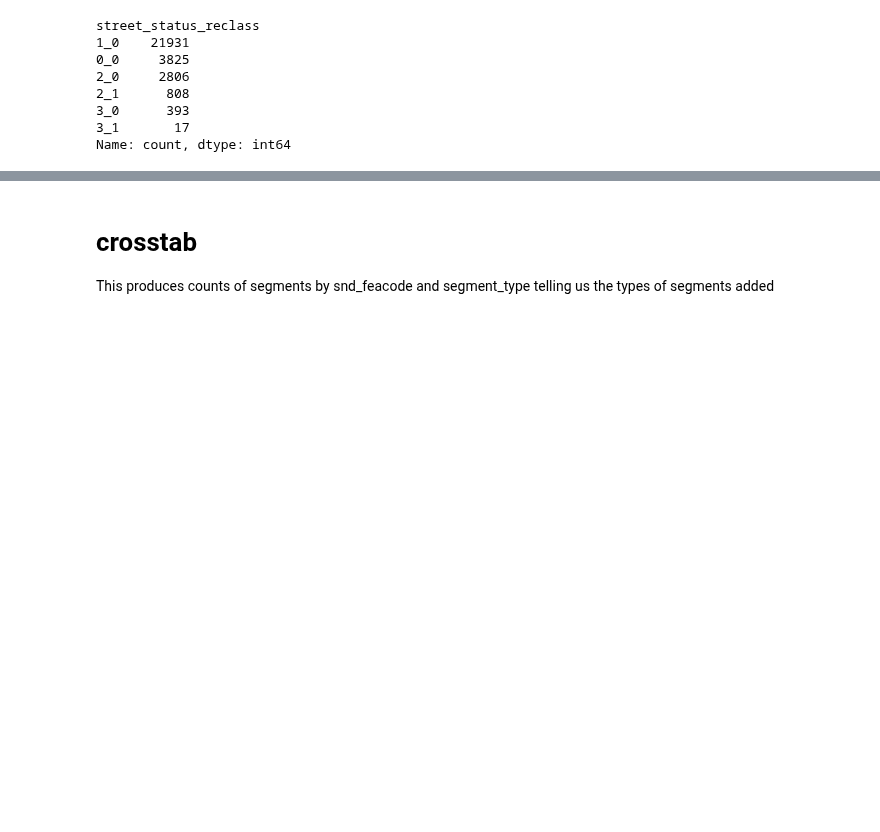
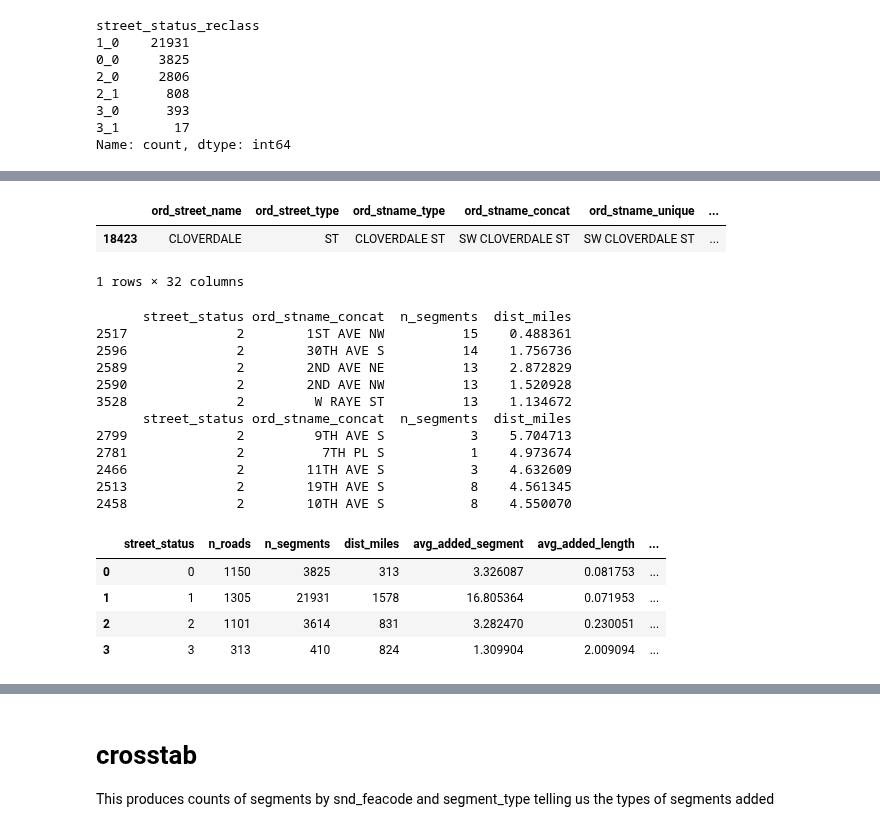
Before and after one commit to mike-babb/seattle_streets, a Jupyter notebook: code/step_13_find_overlapping_segments.ipynb, the cells around one changed output, grey strips where cells are left out. Cells and saved outputs as stored; diff of their text form; code cells hidden in the pictures; blank space fills up the shorter version.

```diff
--- a/code/step_13_find_overlapping_segments.ipynb
+++ b/code/step_13_find_overlapping_segments.ipynb
@@ -42,3 +50,7 @@ c_gdf = gpd.read_file(filename = fpn)
+# %%
+# create a graph from the complete street network.
+# This wil be used to find and validate the overlapping edges
+sc_graph = nx.from_pandas_edgelist(df = c_gdf, source = 'f_intr_id', target = 't_intr_id',edge_attr=True,create_using=nx.MultiGraph, edge_key='snd_id')
 # %% [markdown]
 # how many instances of parallel edges are there?
 # %%
@@ -157,3 +204,5 @@ gdf.shape
+# %%
+gdf = test_gdf.copy()
 # %%
 gdf.columns
 # %% [output]
@@ -642,3 +690,6 @@ street_status_reclass
 3_0      393
 3_1       17
 Name: count, dtype: int64
+# %%
+gdf['dist_miles_rank'] = gdf.groupby('street_status')['dist_miles'].rank(method = 'dense', ascending = False)
+gdf.loc[gdf['dist_miles_rank'] == 1, ['street_status', 'ord_stname_concat', 'dist_miles'] ].head()
@@ -644,0 +716,46 @@ Name: count, dtype: int64
+# %%
+gdf.loc[gdf['dist_miles'] == gdf['dist_miles'].min(), ]
+# %% [output]
+|  | ord_street_name | ord_street_type | ord_stname_type | ord_stname_concat | ord_stname_unique | ... |
+| 18423 | CLOVERDALE | ST | CLOVERDALE ST | SW CLOVERDALE ST | SW CLOVERDALE ST | ... |
+1 rows × 32 columns
+# %%
+# how many roads?
+col_names = ['street_status', 'ord_stname_concat', 'n_segments', 'dist_miles']
+stat_check_df = gdf[col_names].groupby(col_names[:-2]).agg(n_segments = ('n_segments', 'sum'),
+                                                           dist_miles = ('dist_miles', 'sum')).reset_index()
+print(stat_check_df.loc[stat_check_df['street_status'] == 2, ].sort_values(by = 'n_segments', ascending = False).head())
+print(stat_check_df.loc[stat_check_df['street_status'] == 2, ].sort_values(by = 'dist_miles', ascending = False).head())
+
+# do another aggregation to count the number of roads
+stat_check_df['n_roads'] = int(1)
+col_names = ['street_status', 'n_roads', 'n_segments', 'dist_miles']
+stat_check_df = stat_check_df[col_names].groupby(col_names[:-3]).agg(n_roads = ('n_roads', 'sum'),
+                                                           n_segments = ('n_segments', 'sum'),
+                                                           dist_miles = ('dist_miles', 'sum')).reset_index()
+stat_check_df['avg_added_segment'] = stat_check_df['n_segments'] / stat_check_df['n_roads']
+stat_check_df['avg_added_length'] = stat_check_df['dist_miles'] / stat_check_df['n_segments']
+stat_check_df['avg_added_length_feet'] = stat_check_df['avg_added_length'] * 5280
+
+stat_check_df['dist_miles'] = stat_check_df['dist_miles'].round(0).astype(int)
+stat_check_df['avg_added_length_feet'] = stat_check_df['avg_added_length_feet'].round(0).astype(int)
+
+display(stat_check_df)
+# %% [output]
+      street_status ord_stname_concat  n_segments  dist_miles
+2517              2        1ST AVE NW          15    0.488361
+2596              2        30TH AVE S          14    1.756736
+2589              2        2ND AVE NE          13    2.872829
+2590              2        2ND AVE NW          13    1.520928
+3528              2         W RAYE ST          13    1.134672
+      street_status ord_stname_concat  n_segments  dist_miles
+2799              2         9TH AVE S           3    5.704713
+2781              2          7TH PL S           1    4.973674
+2466              2        11TH AVE S           3    4.632609
+2513              2        19TH AVE S           8    4.561345
+2458              2        10TH AVE S           8    4.550070
+|  | street_status | n_roads | n_segments | dist_miles | avg_added_segment | avg_added_length | ... |
+| 0 | 0 | 1150 | 3825 | 313 | 3.326087 | 0.081753 | ... |
+| 1 | 1 | 1305 | 21931 | 1578 | 16.805364 | 0.071953 | ... |
+| 2 | 2 | 1101 | 3614 | 831 | 3.282470 | 0.230051 | ... |
+| 3 | 3 | 313 | 410 | 824 | 1.309904 | 2.009094 | ... |
```
Also changed, not shown: parts of 25 cells of this notebook, 29 other files.
